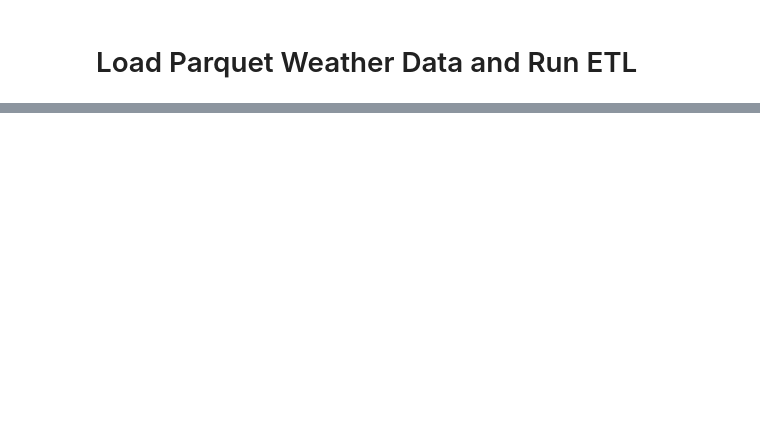
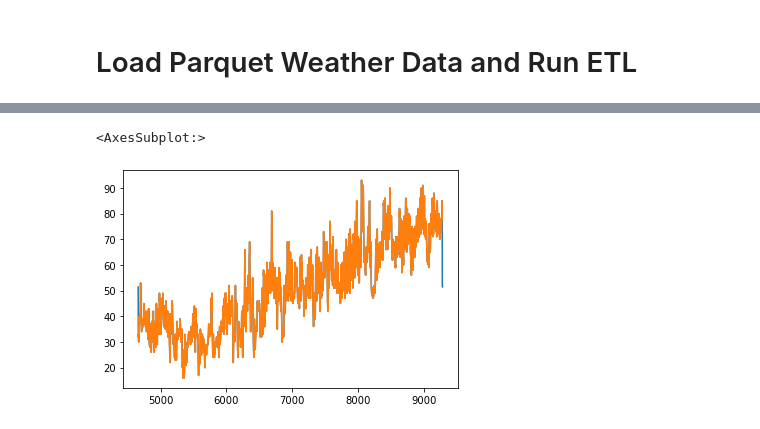
Before and after one commit to btong04/flight-delay-causes, a Jupyter notebook: 0.1-etl_parse_weather_data.ipynb, the cells around one changed output, grey strips where cells are left out. Cells and saved outputs as stored; diff of their text form; code cells hidden in the pictures; blank space fills up the shorter version.

```diff
--- a/0.1-etl_parse_weather_data.ipynb
+++ b/0.1-etl_parse_weather_data.ipynb
@@ -515,14 +527,17 @@ wx_read_proc.describe().compute()
 # %%
 # Plot temperature profile at single airport to confirm best effort interpolation is completed:
-sel_arpt = 'YUM_AZ'
-sgl_arpt_inspect = wx_read_proc[wx_read_proc['ARPT_NAME']==sel_arpt]
+sel_arpt = 'JFK_NY'
+sgl_arpt_inspect = wx_read_proc[wx_read_proc['ARPT_NAME']==sel_arpt].compute()
 sgl_arpt_inspect['HourlyDryBulbTemperature'].plot()
 sgl_arpt_inspect[sgl_arpt_inspect['MISSING_WX']==False]['HourlyDryBulbTemperature'].plot()
 
 # YUM became NYL in 2008. Need to create consistent weather station to "airport" mapping.
 # Check if NYL used in flight data? Maybe airport move coincide w/ station CALL update.
 
 # TODO: For continuous attributes, should use seasonality model to fill in missing data, including extrapolation.
 # Difficult to fill in sporadic fields like sky condition. Should seek out nearby weather data for prioritized substitution.
+# %% [output]
+<AxesSubplot:>
+[figure, added]
 # %%
 wx_read_proc.dtypes
```
Also changed, not shown: parts of 10 cells of this notebook, 5 other files.
